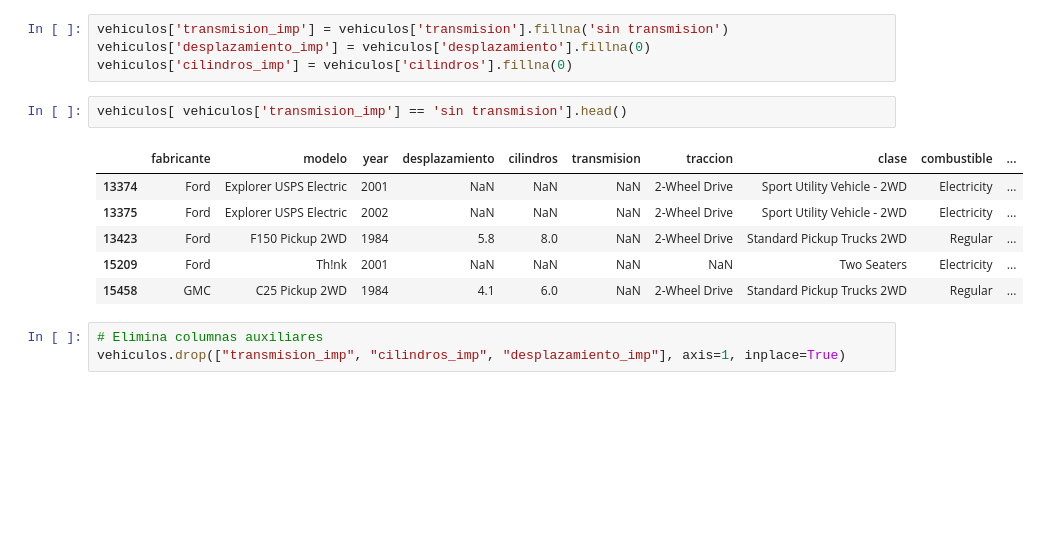
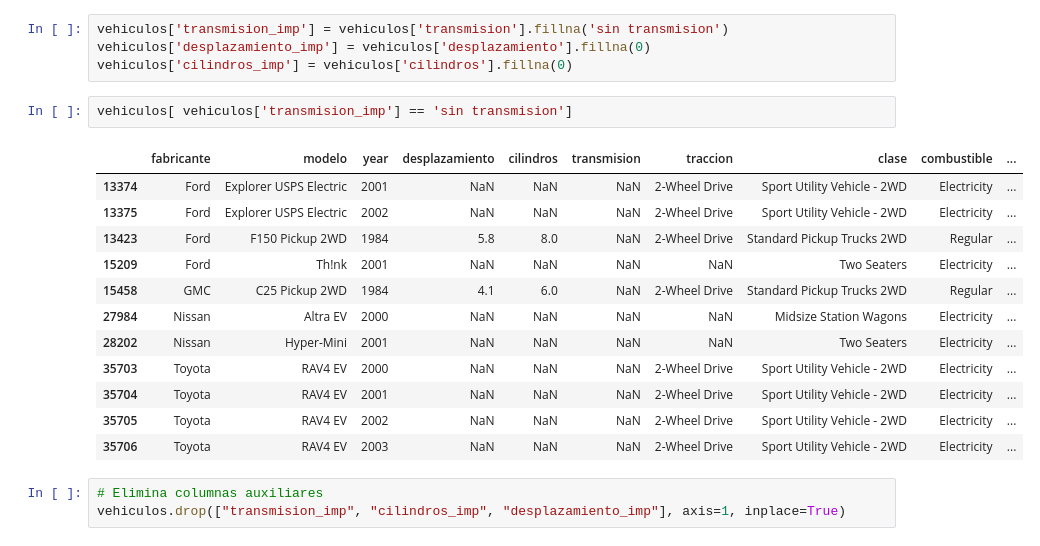
Before and after one commit to ahar0n/python-notebooks, a Jupyter notebook: 07 EDA con Python/0704 EDA 02 - Diagnostico de calidad.ipynb, the cells around one changed output. Cells and saved outputs as stored; diff of their text form; blank space fills up the shorter version.

```diff
--- a/07 EDA con Python/0704 EDA 02 - Diagnostico de calidad.ipynb
+++ b/07 EDA con Python/0704 EDA 02 - Diagnostico de calidad.ipynb
@@ -373,14 +376,20 @@ vehiculos['transmision_imp'] = vehiculos['transmision'].fillna('sin transmision'
 vehiculos['desplazamiento_imp'] = vehiculos['desplazamiento'].fillna(0)
 vehiculos['cilindros_imp'] = vehiculos['cilindros'].fillna(0)
 # %%
-vehiculos[ vehiculos['transmision_imp'] == 'sin transmision'].head()
+vehiculos[ vehiculos['transmision_imp'] == 'sin transmision']
 # %% [output]
 |  | fabricante | modelo | year | desplazamiento | cilindros | transmision | traccion | clase | combustible | ... |
 | 13374 | Ford | Explorer USPS Electric | 2001 | NaN | NaN | NaN | 2-Wheel Drive | Sport Utility Vehicle - 2WD | Electricity | ... |
 | 13375 | Ford | Explorer USPS Electric | 2002 | NaN | NaN | NaN | 2-Wheel Drive | Sport Utility Vehicle - 2WD | Electricity | ... |
 | 13423 | Ford | F150 Pickup 2WD | 1984 | 5.8 | 8.0 | NaN | 2-Wheel Drive | Standard Pickup Trucks 2WD | Regular | ... |
 | 15209 | Ford | Th!nk | 2001 | NaN | NaN | NaN | NaN | Two Seaters | Electricity | ... |
 | 15458 | GMC | C25 Pickup 2WD | 1984 | 4.1 | 6.0 | NaN | 2-Wheel Drive | Standard Pickup Trucks 2WD | Regular | ... |
+| 27984 | Nissan | Altra EV | 2000 | NaN | NaN | NaN | NaN | Midsize Station Wagons | Electricity | ... |
+| 28202 | Nissan | Hyper-Mini | 2001 | NaN | NaN | NaN | NaN | Two Seaters | Electricity | ... |
+| 35703 | Toyota | RAV4 EV | 2000 | NaN | NaN | NaN | 2-Wheel Drive | Sport Utility Vehicle - 2WD | Electricity | ... |
+| 35704 | Toyota | RAV4 EV | 2001 | NaN | NaN | NaN | 2-Wheel Drive | Sport Utility Vehicle - 2WD | Electricity | ... |
+| 35705 | Toyota | RAV4 EV | 2002 | NaN | NaN | NaN | 2-Wheel Drive | Sport Utility Vehicle - 2WD | Electricity | ... |
+| 35706 | Toyota | RAV4 EV | 2003 | NaN | NaN | NaN | 2-Wheel Drive | Sport Utility Vehicle - 2WD | Electricity | ... |
 # %%
 # Elimina columnas auxiliares
 vehiculos.drop(["transmision_imp", "cilindros_imp", "desplazamiento_imp"], axis=1, inplace=True)
```
Also changed, not shown: parts of 12 cells of this notebook, 2 other files.
